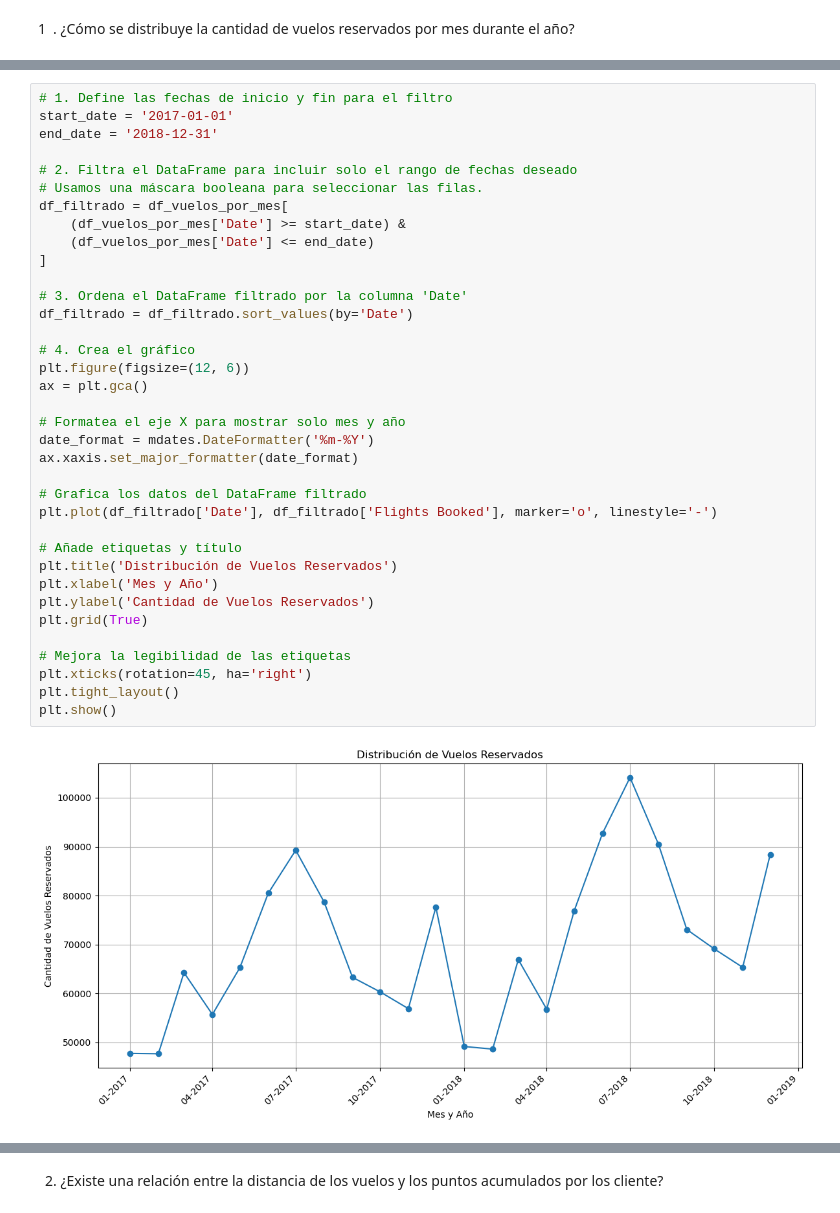
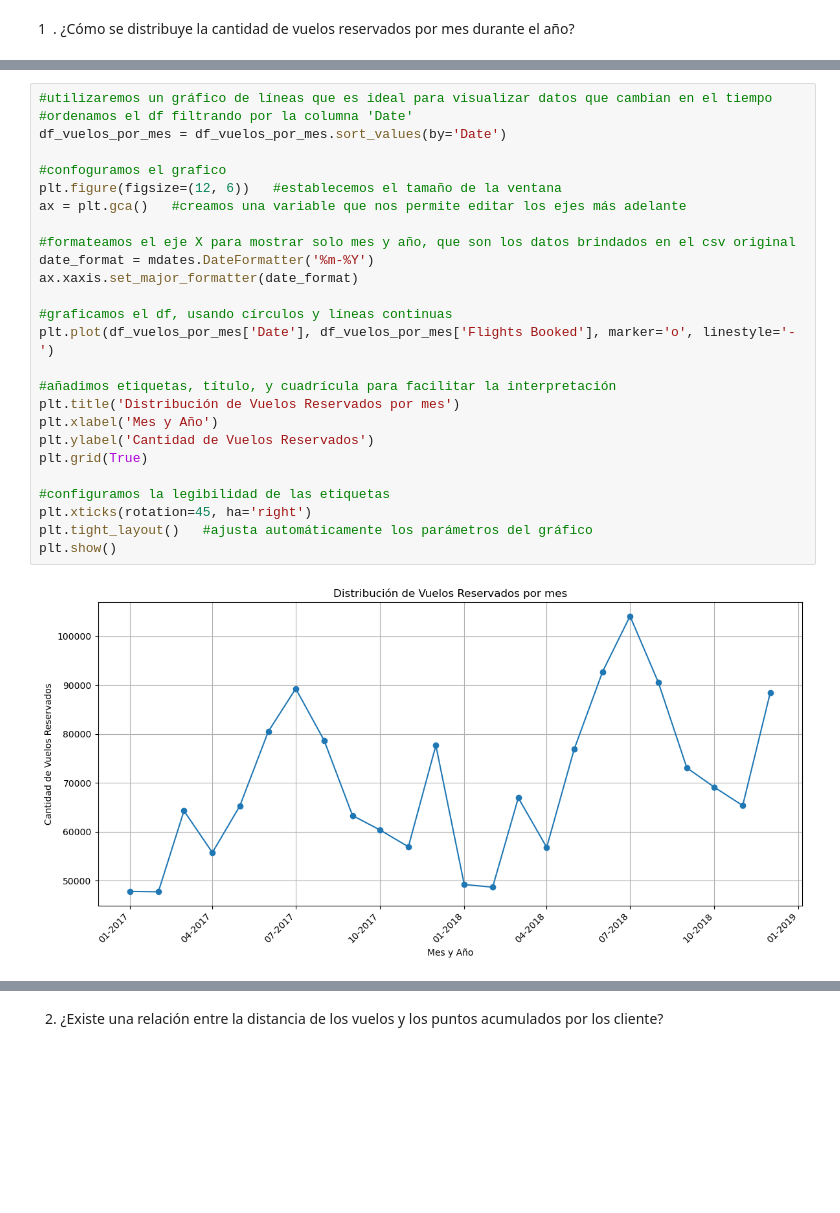
Before and after one commit to Adalab/bda-modulo-3-evaluacion-final-lucianayelicich, a Jupyter notebook: Fase 2 - Visualización/visualizacion.ipynb, the cells around one changed output, grey strips where cells are left out. Saved outputs shown, nothing was run; the diff lists cells and outputs as text; blank space fills up the shorter version.

```diff
--- a/Fase 2 - Visualización/visualizacion.ipynb
+++ b/Fase 2 - Visualización/visualizacion.ipynb
@@ -85,42 +78,32 @@ print(valores_unicos)
  '2018-07-01 00:00:00', '2018-08-01 00:00:00', '2018-09-01 00:00:00',
  '2018-10-01 00:00:00', '2018-11-01 00:00:00', '2018-12-01 00:00:00']
 Length: 24, dtype: datetime64[ns]
-# %%
-# 1. Define las fechas de inicio y fin para el filtro
-start_date = '2017-01-01'
-end_date = '2018-12-31'
-
-# 2. Filtra el DataFrame para incluir solo el rango de fechas deseado
-# Usamos una máscara booleana para seleccionar las filas.
-df_filtrado = df_vuelos_por_mes[
-    (df_vuelos_por_mes['Date'] >= start_date) &
-    (df_vuelos_por_mes['Date'] <= end_date)
-]
-
-# 3. Ordena el DataFrame filtrado por la columna 'Date'
-df_filtrado = df_filtrado.sort_values(by='Date')
-
-# 4. Crea el gráfico
-plt.figure(figsize=(12, 6))
-ax = plt.gca()
-
-# Formatea el eje X para mostrar solo mes y año
-date_format = mdates.DateFormatter('%m-%Y')
-ax.xaxis.set_major_formatter(date_format)
-
-# Grafica los datos del DataFrame filtrado
-plt.plot(df_filtrado['Date'], df_filtrado['Flights Booked'], marker='o', linestyle='-')
-
-# Añade etiquetas y título
-plt.title('Distribución de Vuelos Reservados')
-plt.xlabel('Mes y Año')
-plt.ylabel('Cantidad de Vuelos Reservados')
-plt.grid(True)
-
-# Mejora la legibilidad de las etiquetas
-plt.xticks(rotation=45, ha='right')
-plt.tight_layout()
-plt.show()
-# %% [output]
-[figure, removed]
+# %%
+#utilizaremos un gráfico de líneas que es ideal para visualizar datos que cambian en el tiempo
+#ordenamos el df filtrando por la columna 'Date'
+df_vuelos_por_mes = df_vuelos_por_mes.sort_values(by='Date')
+
+#confoguramos el grafico
+plt.figure(figsize=(12, 6))   #establecemos el tamaño de la ventana
+ax = plt.gca()   #creamos una variable que nos permite editar los ejes más adelante
+
+#formateamos el eje X para mostrar solo mes y año, que son los datos brindados en el csv original
+date_format = mdates.DateFormatter('%m-%Y')
+ax.xaxis.set_major_formatter(date_format)
+
+#graficamos el df, usando círculos y líneas continuas
+plt.plot(df_vuelos_por_mes['Date'], df_vuelos_por_mes['Flights Booked'], marker='o', linestyle='-')
+
+#añadimos etiquetas, título, y cuadrícula para facilitar la interpretación
+plt.title('Distribución de Vuelos Reservados por mes')
+plt.xlabel('Mes y Año')
+plt.ylabel('Cantidad de Vuelos Reservados')
+plt.grid(True)
+
+#configuramos la legibilidad de las etiquetas
+plt.xticks(rotation=45, ha='right')
+plt.tight_layout()   #ajusta automáticamente los parámetros del gráfico
+plt.show()
+# %% [output]
+[figure, added]
 # %%
```
Also changed, not shown: parts of 31 cells of this notebook, 3 other files.
